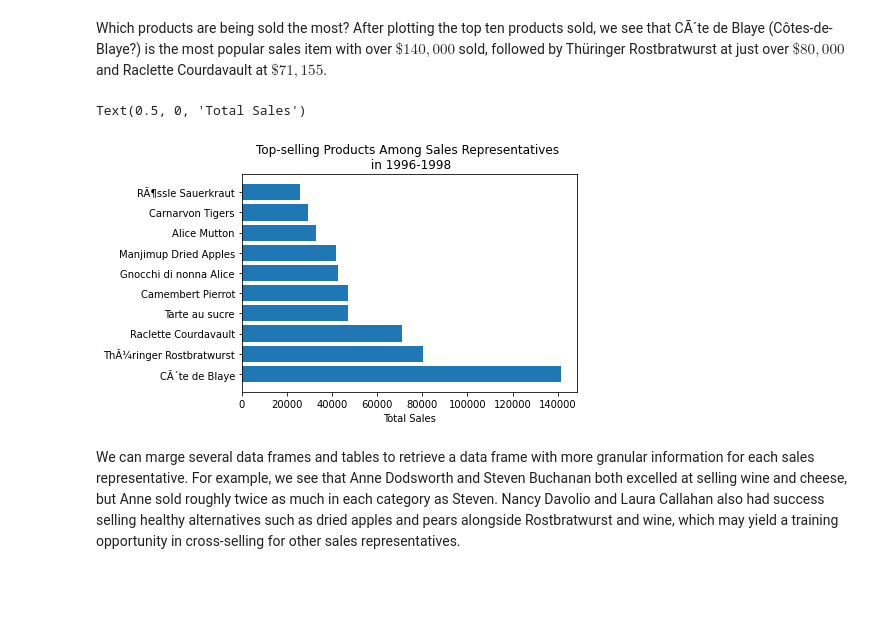
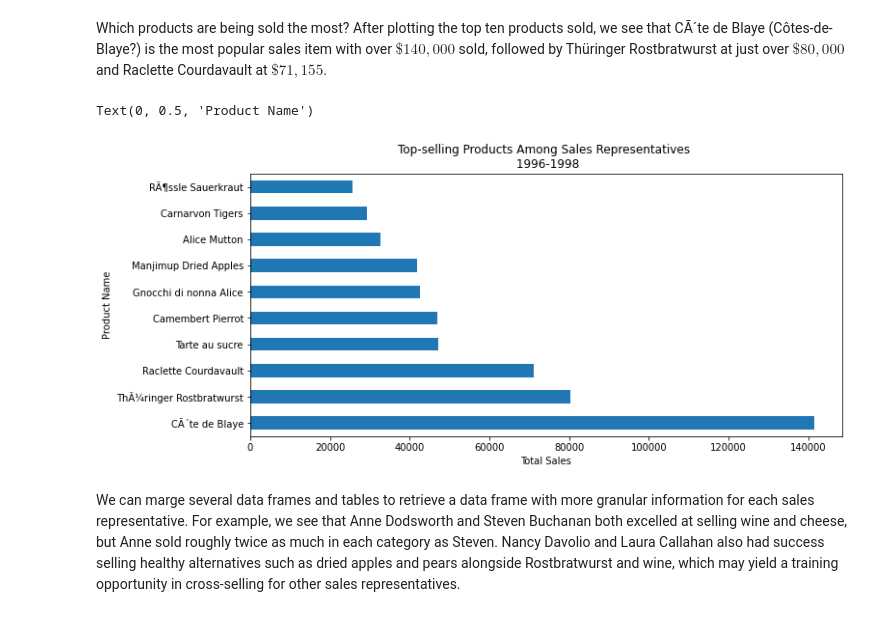
Before and after one commit to xaviergenelin/Big-Data-Project, a Jupyter notebook: Group_13_Part_2.ipynb, the cells around one changed output. Saved outputs shown, nothing was run; the diff lists cells and outputs as text; code cells hidden in the pictures; blank space fills up the shorter version.

```diff
--- a/Group_13_Part_2.ipynb
+++ b/Group_13_Part_2.ipynb
@@ -313,24 +351,25 @@ Which products are being sold the most? After plotting the top ten products sold
 # %%
 # Retrieve ProductID and find total sales (after grouping by ProductID and summing)
 top_selling = orders_per_employee[["ProductID", "TotalSale"]] \
     .groupby("ProductID") \
     .sum("TotalSale") \
     .sort_values(by=["TotalSale"], ascending=False)
 
 # Merge ProductID with product names for clarity (include only top 10 best-selling products)
 top_selling_desc = pd.merge(
     left = top_selling,
     right = pd.read_sql("SELECT ProductID, ProductName FROM Products", con),
     how = "left",
     on = "ProductID").head(10)
 
 # Horizontal bar plot of top-selling products
-plt.title("Top-selling Products Among Sales Representatives \n in 1996-1998")
-plt.barh(y=top_selling_desc.ProductName, width=top_selling_desc.TotalSale)
+top_selling_desc.plot.barh(y="TotalSale", x="ProductName", figsize=(11, 5), legend=False)
+plt.title("Top-selling Products Among Sales Representatives \n 1996-1998")
 plt.xlabel("Total Sales")
+plt.ylabel("Product Name")
 # %% [output]
-Text(0.5, 0, 'Total Sales')
+Text(0, 0.5, 'Product Name')
-[figure, old version]
+[figure, new version]
 # %% [markdown]
 We can marge several data frames and tables to retrieve a data frame with more granular information for each sales representative. For example, we see that Anne Dodsworth and Steven Buchanan both excelled at selling wine and cheese, but Anne sold roughly twice as much in each category as Steven. Nancy Davolio and Laura Callahan also had success selling healthy alternatives such as dried apples and pears alongside Rostbratwurst and wine, which may yield a training opportunity in cross-selling for other sales representatives.
 # %%
```
Also changed, not shown: parts of 8 cells of this notebook, 1 other file.
